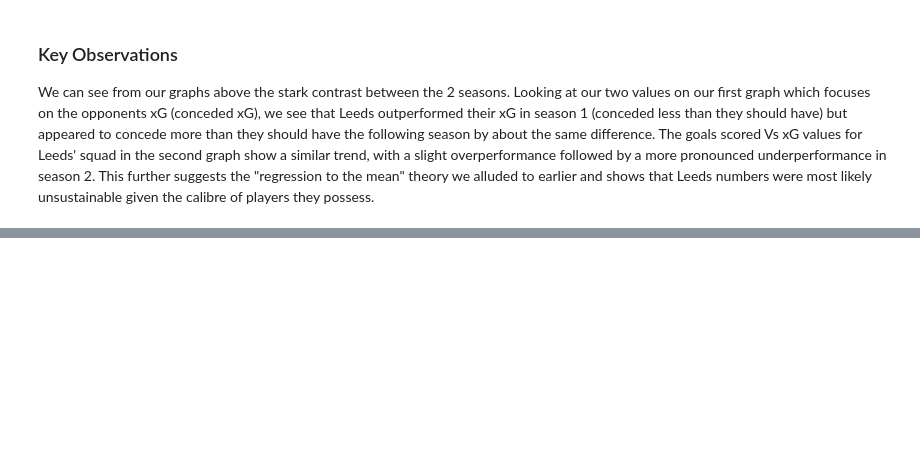
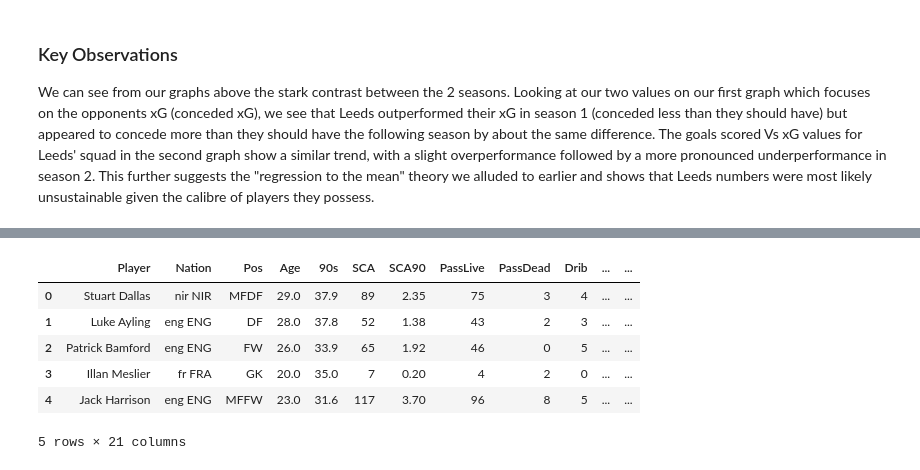
Before and after one commit to kiansweeney11/xg-data-analysis, a Jupyter notebook: leeds-comparison.ipynb, the cells around one changed output, grey strips where cells are left out. Cells and saved outputs as stored; diff of their text form; code cells hidden in the pictures; blank space fills up the shorter version.

```diff
--- a/leeds-comparison.ipynb
+++ b/leeds-comparison.ipynb
@@ -536,0 +544,10 @@ We can see from our graphs above the stark contrast between the 2 seasons. Looki
+# %%
+shotcreate_firstseason.head()
+# %% [output]
+|  | Player | Nation | Pos | Age | 90s | SCA | SCA90 | PassLive | PassDead | Drib | ... | ... |
+| 0 | Stuart Dallas | nir NIR | MFDF | 29.0 | 37.9 | 89 | 2.35 | 75 | 3 | 4 | ... | ... |
+| 1 | Luke Ayling | eng ENG | DF | 28.0 | 37.8 | 52 | 1.38 | 43 | 2 | 3 | ... | ... |
+| 2 | Patrick Bamford | eng ENG | FW | 26.0 | 33.9 | 65 | 1.92 | 46 | 0 | 5 | ... | ... |
+| 3 | Illan Meslier | fr FRA | GK | 20.0 | 35.0 | 7 | 0.20 | 4 | 2 | 0 | ... | ... |
+| 4 | Jack Harrison | eng ENG | MFFW | 23.0 | 31.6 | 117 | 3.70 | 96 | 8 | 5 | ... | ... |
+5 rows × 21 columns
```
Also changed, not shown: parts of 12 cells of this notebook.
